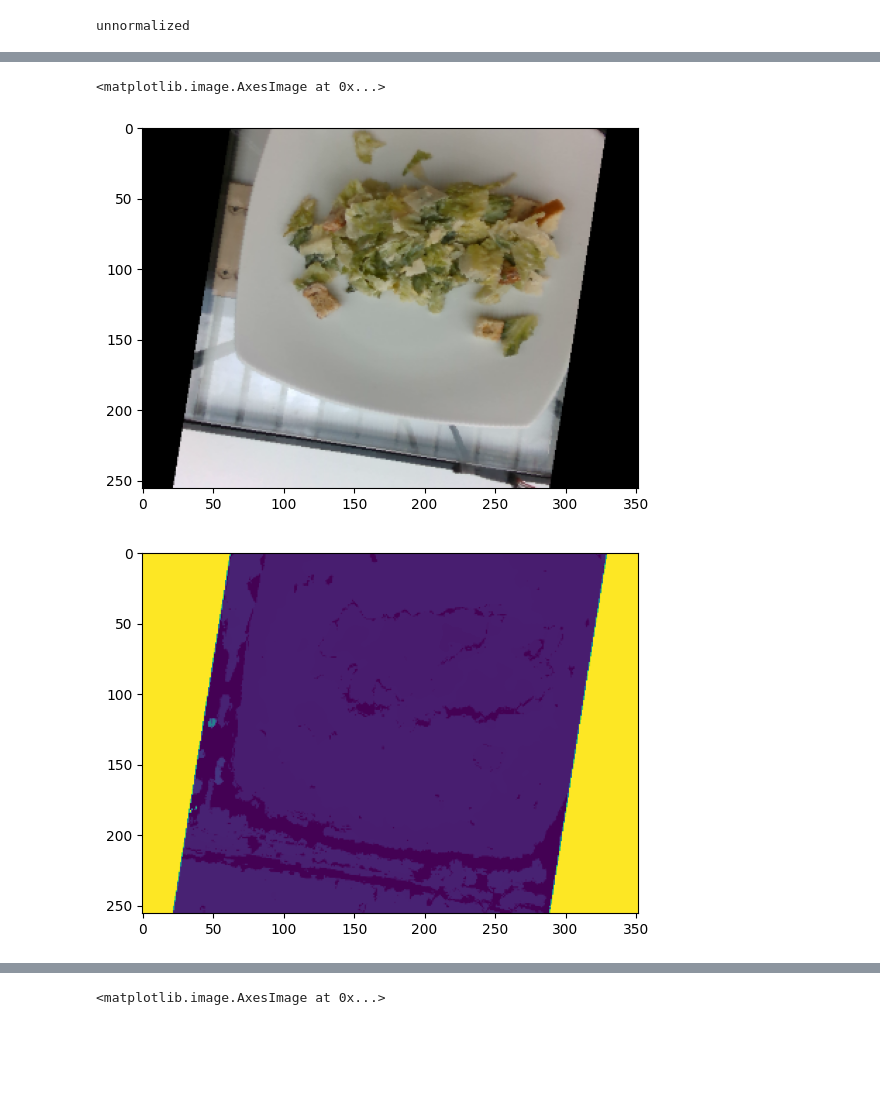
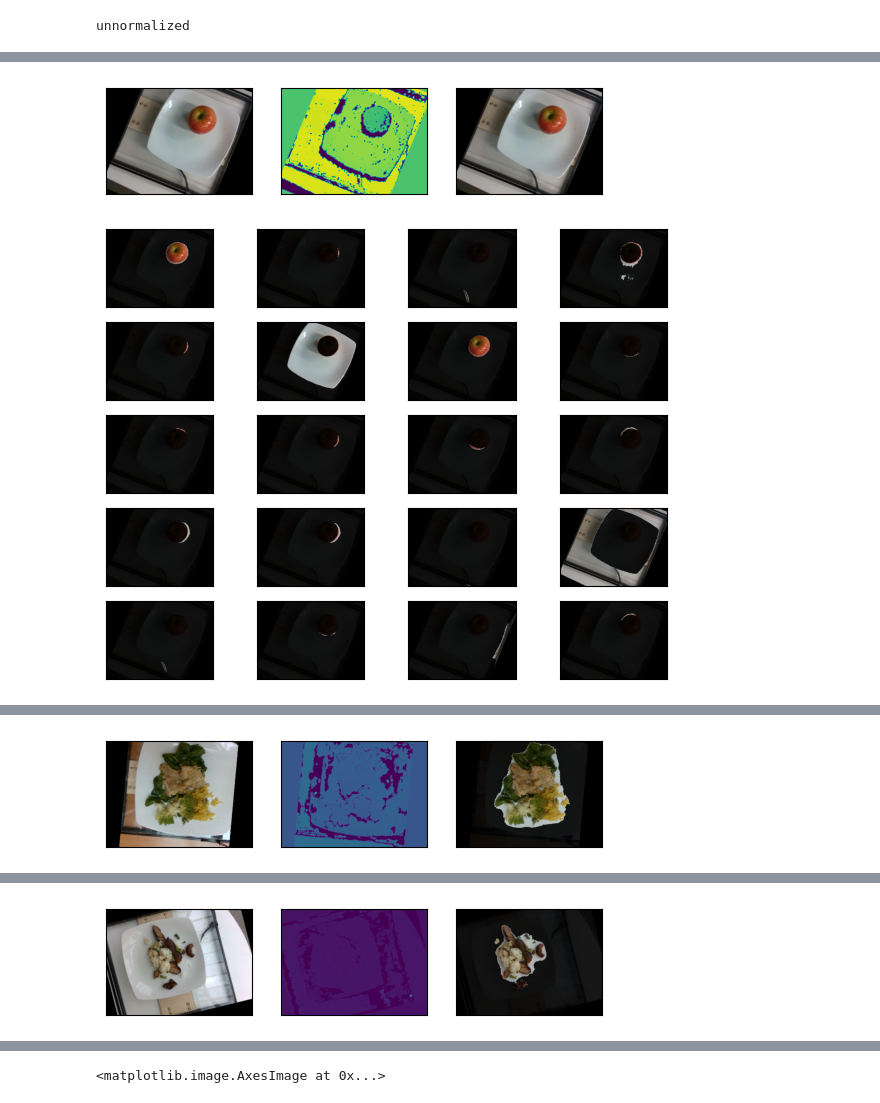
Before and after one commit to Oatsty/nutrition5k, a Jupyter notebook: bar.ipynb, the cells around one changed output, grey strips where cells are left out. Saved outputs shown, nothing was run; the diff lists cells and outputs as text; code cells hidden in the pictures; blank space fills up the shorter version.

Commit message:
add mask all dataset and model

```diff
--- a/bar.ipynb
+++ b/bar.ipynb
@@ -27,8 +27,8 @@ splits_path = '/srv/datasets2/nutrition5k_dataset/dish_ids/splits/depth_train_id
 splits_test_path = '/srv/datasets2/nutrition5k_dataset/dish_ids/splits/depth_test_ids.txt'
 splits =  [line.rstrip() for line in open(splits_path,'r').readlines()]
 # %%
-dataset = make_dataset(None,imgs_dir,metadatas_path,splits_path,splits_test_path,unnormalized_int_tensor=True)
-dataloader = {x: DataLoader(dataset[x], batch_size=1, num_workers=8, shuffle=True if x == 'train' else False, collate_fn=collate_fn) for x in ['train','test']}
+dataset = make_dataset(None,imgs_dir,metadatas_path,splits_path,splits_test_path,unnormalized_int_tensor=True, rotate_flip = True)
+dataloader = {x: DataLoader(dataset[x], batch_size=1, num_workers=8, shuffle=False, collate_fn=collate_fn) for x in ['train','test']}
 # %% [output]
 unnormalized
 # %%
@@ -41,41 +41,44 @@ $UNUSED$ sem_seg_head.predictor.lang_encoder.lang_encoder.positional_embedding,
 *UNMATCHED* sem_seg_head.predictor.lang_encoder.lang_encoder.positional_embedding, Model Shape: torch.Size([77, 512]) <-> Ckpt Shape: torch.Size([18, 512])
 # %%
 from torchvision import transforms
-index = 250
 img = []
 depth = []
 mask = []
+mask_all = []
 for i, batch in enumerate(dataloader['train']):
   if i == 5:
     break
   img.append(batch['rgb_img'])
   depth.append(batch['depth_img'])
   mask.append(batch['mask'])
+  mask_all.append(batch['mask_all'])
 img = torch.concat(img)
 depth = torch.concat(depth)
 mask = torch.concat(mask)
+mask_all = torch.concat(mask_all)
 resize = transforms.Resize((256, 352))
 img = resize(img)
 depth = resize(depth)
+mask_all = resize(mask_all)
 mask = mask.unsqueeze(1)
 mask = resize(mask)
 mask = mask.squeeze(1)
 # img = img*255
 # img = img.expand(-1, 3, -1, -1)
 # %%
-plt.figure()
-plt.imshow(img[0].int().permute(1,2,0))
-plt.figure()
-plt.imshow((depth[0]).permute(1,2,0))
-plt.figure()
-plt.imshow((img[0]*torch.where(mask[0],mask[0],0.1)).int().permute(1,2,0))
-plt.figure()
-plt.imshow(img[1].int().permute(1,2,0))
-plt.figure()
-plt.imshow((depth[1]).permute(1,2,0))
-plt.figure()
-plt.imshow((img[1]*torch.where(mask[1],mask[1],0.1)).int().permute(1,2,0))
+for j in range(len(img)):
+    plt.figure()
+    ax = plt.subplot(1,3,1, xticks=[], yticks=[])
+    ax.imshow(img[j].int().permute(1,2,0))
+    ax = plt.subplot(1,3,2, xticks=[], yticks=[])
+    ax.imshow(depth[j].permute(1,2,0))
+    ax = plt.subplot(1,3,3, xticks=[], yticks=[])
+    ax.imshow((img[j]*torch.where(mask[j],mask[j],0.1)).int().permute(1,2,0))
+    plt.figure()
+    for i, split_mask in enumerate(mask_all[j]):
+        ax = plt.subplot(5,4,i+1, xticks=[], yticks=[])
+        ax.imshow((img[j]*torch.where(split_mask,split_mask,0.1)).int().permute(1,2,0))
+    plt.tight_layout()
 # %% [output]
-<matplotlib.image.AxesImage at 0x...>
-[figure, old version]
+[figure, new version]
-[figure, old version]
+[figure, new version]
@@ -85,0 +89 @@ plt.imshow((img[1]*torch.where(mask[1],mask[1],0.1)).int().permute(1,2,0))
+[figure, added]
@@ -85,0 +91 @@ plt.imshow((img[1]*torch.where(mask[1],mask[1],0.1)).int().permute(1,2,0))
+[figure, added]
```
Also changed, not shown: parts of 4 cells of this notebook, 9 other files.
